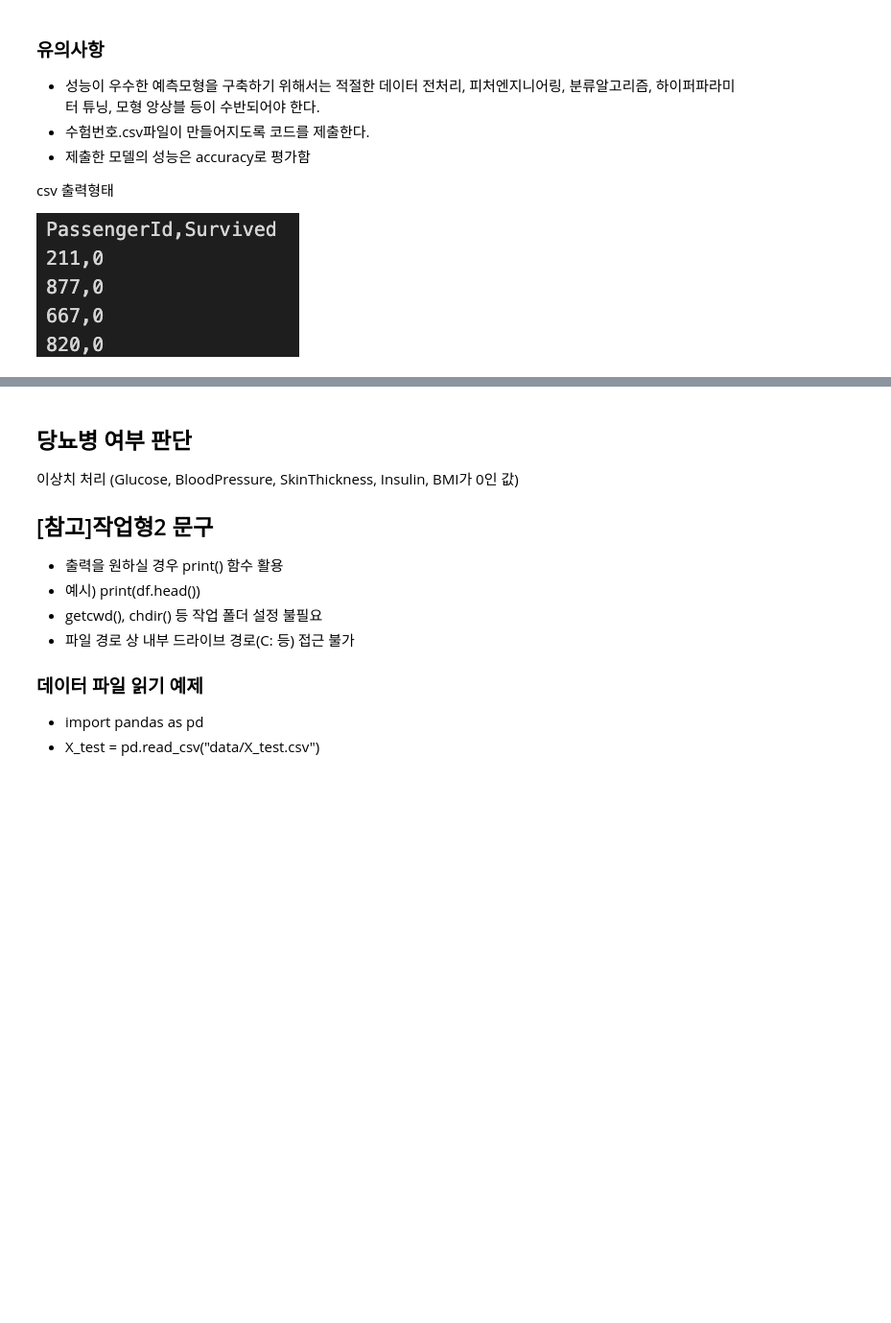
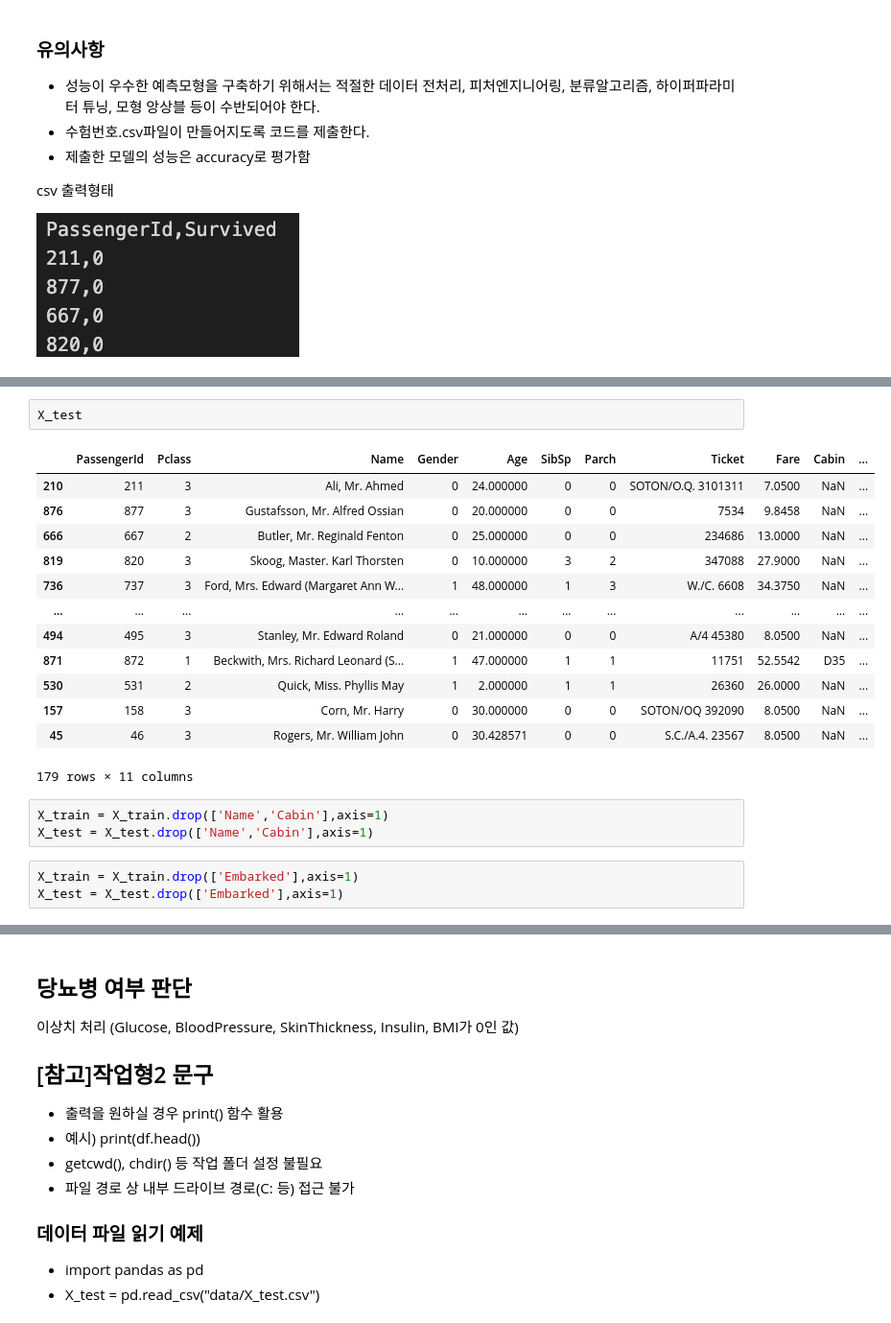
Before and after one commit to Youngpyoryu/Lecture_Note, a Jupyter notebook: 빅데이터분석기사/4일차/4일차.ipynb, the cells around one changed output, grey strips where cells are left out. Shown: that part at 96% size. Cells and saved outputs as stored; diff of their text form; blank space fills up the shorter version.

```diff
--- a/빅데이터분석기사/4일차/4일차.ipynb
+++ b/빅데이터분석기사/4일차/4일차.ipynb
@@ -21,0 +289,22 @@ csv 출력형태
+# %%
+X_test
+# %% [output]
+|  | PassengerId | Pclass | Name | Gender | Age | SibSp | Parch | Ticket | Fare | Cabin | ... |
+| 210 | 211 | 3 | Ali, Mr. Ahmed | 0 | 24.000000 | 0 | 0 | SOTON/O.Q. 3101311 | 7.0500 | NaN | ... |
+| 876 | 877 | 3 | Gustafsson, Mr. Alfred Ossian | 0 | 20.000000 | 0 | 0 | 7534 | 9.8458 | NaN | ... |
+| 666 | 667 | 2 | Butler, Mr. Reginald Fenton | 0 | 25.000000 | 0 | 0 | 234686 | 13.0000 | NaN | ... |
+| 819 | 820 | 3 | Skoog, Master. Karl Thorsten | 0 | 10.000000 | 3 | 2 | 347088 | 27.9000 | NaN | ... |
+| 736 | 737 | 3 | Ford, Mrs. Edward (Margaret Ann W... | 1 | 48.000000 | 1 | 3 | W./C. 6608 | 34.3750 | NaN | ... |
+| ... | ... | ... | ... | ... | ... | ... | ... | ... | ... | ... | ... |
+| 494 | 495 | 3 | Stanley, Mr. Edward Roland | 0 | 21.000000 | 0 | 0 | A/4 45380 | 8.0500 | NaN | ... |
+| 871 | 872 | 1 | Beckwith, Mrs. Richard Leonard (S... | 1 | 47.000000 | 1 | 1 | 11751 | 52.5542 | D35 | ... |
+| 530 | 531 | 2 | Quick, Miss. Phyllis May | 1 | 2.000000 | 1 | 1 | 26360 | 26.0000 | NaN | ... |
+| 157 | 158 | 3 | Corn, Mr. Harry | 0 | 30.000000 | 0 | 0 | SOTON/OQ 392090 | 8.0500 | NaN | ... |
+| 45 | 46 | 3 | Rogers, Mr. William John | 0 | 30.428571 | 0 | 0 | S.C./A.4. 23567 | 8.0500 | NaN | ... |
+179 rows × 11 columns
+# %%
+X_train = X_train.drop(['Name','Cabin'],axis=1)
+X_test = X_test.drop(['Name','Cabin'],axis=1)
+# %%
+X_train = X_train.drop(['Embarked'],axis=1)
+X_test = X_test.drop(['Embarked'],axis=1)
```
Also changed, not shown: parts of 72 cells of this notebook.
